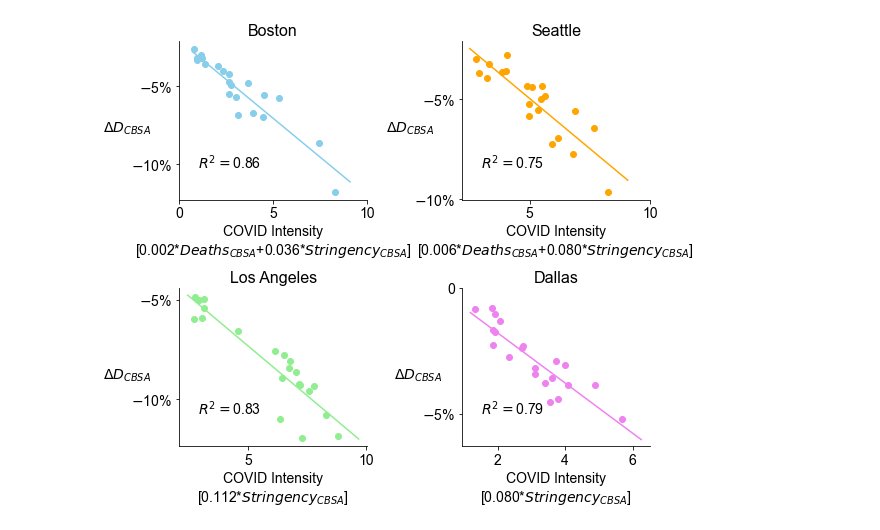
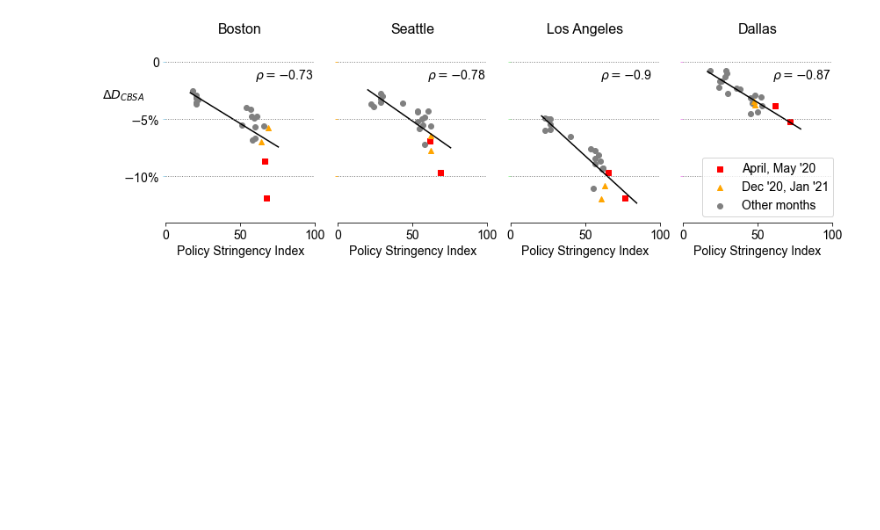
Before and after one commit to takayabe0505/IncomeDiversity, a Jupyter notebook: fig4.ipynb, the cells around one changed output. Drawn from its saved outputs; the diff is of its cells as text; code cells hidden in the pictures; blank space fills up the shorter version.

```diff
--- a/fig4.ipynb
+++ b/fig4.ipynb
@@ -138,46 +42,79 @@ def run_regression(this):
+# %%
+def colordate(date):
+    if date==dt.strptime('2020-04-01', '%Y-%m-%d'):
+        return 'red'
+    elif date==dt.strptime('2020-05-01', '%Y-%m-%d'):
+        return 'red'
+    elif (date==dt.strptime('2020-12-01', '%Y-%m-%d'))|(date==dt.strptime('2021-01-01', '%Y-%m-%d')):
+        return 'orange'
+    else:
+        return 'gray'
+
+def markerdate(date):
+    if date==dt.strptime('2020-04-01', '%Y-%m-%d'):
+        return 's'
+    elif date==dt.strptime('2020-05-01', '%Y-%m-%d'):
+        return 's'
+    elif (date==dt.strptime('2020-12-01', '%Y-%m-%d'))|(date==dt.strptime('2021-01-01', '%Y-%m-%d')):
+        return '^'
+    else:
+        return 'o'
 # %%
-fig,ax = plt.subplots(2,2,figsize=(8,7))
+fig,ax = plt.subplots(1,4,figsize=(12,4), sharey=True)
 fig.patch.set_facecolor('white')
 for i,(city,nam,col,state,xticks,yticks) in enumerate(zip(['boston','seattle','la','dallas'],
                                                           ['Boston','Seattle','Los Angeles','Dallas'],
                                                           ['skyblue','orange','lightgreen','violet'],
                                                           ['Massachusetts','Washington','California','Texas'],
-                                                          [[0,5,10],[5,10],[5,10],[2,4,6]],
-                                                          [[-10,-5],[-10,-5],[-10,-5],[-5,0]])):
-    x = i%2
-    y = i//2
-    axthis = ax[y,x]
+                                                          [[0,50,100],[0,50,100],[0,50,100],[0,50,100]],
+                                                          [[-10,-5,0],[-10,-5,0],[-10,-5,0],[-10,-5,0]])):
+    axthis = ax[i]
     this = get_datatable(df,city,state)
+    this['color'] = this['yyyymm_d'].apply(lambda x: colordate(x))
+    this['marker'] = this['yyyymm_d'].apply(lambda x: markerdate(x))
     res,y,x = run_regression(this)
     const = res.params["const"]
-    this["x"] = -(x["Deaths_local"]*res.params["Deaths_local"]+x["StringencyIndex"]*res.params["StringencyIndex"])
-    axthis.scatter(this["x"], y, color=col)
-    slope, intercept, r_value, p_value, std_err = stats.linregress(this["x"].values.flatten(),y.values.flatten())
-    axthis.annotate(r"$R^2=$"+str(round(r_value**2,2)), xy=(.1,.2), xycoords='axes fraction', fontsize=14)
+    for ind,row in this.iterrows():
+        axthis.scatter(row["StringencyIndex"], y.values[ind], color=row['color'], marker=row['marker'])
 
-    axthis.plot([min(this["x"])*0.9,max(this["x"])*1.1], [intercept+min(this["x"])*0.9*slope, intercept+max(this["x"])*1.1*slope], color=col)
+    if i==3:
+        axthis.scatter([],[],color='red', label="April, May '20", marker='s')
+        axthis.scatter([],[],color='orange', label="Dec '20, Jan '21", marker='^')
+        axthis.scatter([],[],color='gray', label='Other months', marker='o')
+        axthis.legend(loc="lower right", bbox_to_anchor=(1.05,0), fontsize=14)
+
+    slope, intercept, r_value, p_value, std_err = stats.linregress(this["StringencyIndex"].values.flatten(),y.values.flatten())
+    axthis.annotate(r"$\rho=$"+str(round(r_value,2)).replace("-",r"$\minus$"), xy=(.6,.78), xycoords='axes fraction', fontsize=14)
+
+    axthis.plot([min(this["StringencyIndex"])*0.9,max(this["StringencyIndex"])*1.1],
+                [intercept+min(this["StringencyIndex"])*0.9*slope, intercept+max(this["StringencyIndex"])*1.1*slope], color='k')
+    axthis.spines['top'].set_visible(False)
+    axthis.spines['left'].set_visible(False)
+    axthis.spines['right'].set_visible(False)
     axthis.set_xticks(xticks)
+    axthis.set_xticklabels(xticks, fontsize=14)
     axthis.set_yticks(yticks)
-    newxticks = []
-    for x in yticks:
-        if x<0:
-            newxticks.append(r"$\minus$"+str(x).replace("-","")+"%")
-        else:
-            newxticks.append(str(x))
+    axthis.set_ylim(-14,2)
 
-    axthis.set_xticklabels(xticks, fontsize=14)
-    axthis.set_yticklabels(newxticks, fontsize=14)
-    axthis.spines['top'].set_visible(False)
-    axthis.spines['right'].set_visible(False)
-    axthis.set_ylabel(r"$\Delta D_{CBSA}$", fontsize=14, rotation=0, y=.4)
-    if (city=='la') | (city=='dallas'):
-        axthis.set_xlabel("COVID Intensity\n["+str(-res.params["StringencyIndex"])[:5]+"*$Stringency_{CBSA}$"+"]", fontsize=14)
-    else:
-        axthis.set_xlabel("COVID Intensity\n["+str(-res.params["Deaths_local"])[:5]+
-                          "*$Deaths_{CBSA}$+"+str(-res.params["StringencyIndex"])[:5]+"*$Stringency_{CBSA}$"+"]", fontsize=14)
+    if i == 0:
+        newyticks = []
+        for ytick in yticks:
+            if ytick<0:
+                newyticks.append(r"$\minus$"+str(ytick).replace("-","")+"%")
+            else:
+                newyticks.append(str(ytick))
+        axthis.set_yticklabels(newyticks, fontsize=14)
+        axthis.set_ylabel(r"$\Delta D_{CBSA}$", fontsize=14, rotation=0, y=.65, labelpad=0)
+
+    axthis.set_xlabel("Policy Stringency Index", fontsize=14)#\n["+str(-res.params["StringencyIndex"])[:5]+"*$SI_{CBSA}$"+"]", fontsize=14)
     axthis.set_title(nam, fontsize=16)
+    axthis.tick_params(axis=u'y', which=u'both',color=col)
+
+    for ytick in yticks:
+        axthis.axhline(ytick, linestyle=":", linewidth=1, color='gray')
 
 plt.tight_layout()
+# plt.savefig(outpath+"covid_seg_death_onlystringency_colored.png",dpi=200, bbox_inches='tight')
 plt.show()
 # %% [output]
-[figure, old version]
+[figure, new version]
```
Also changed, not shown: parts of 12 cells of this notebook.
